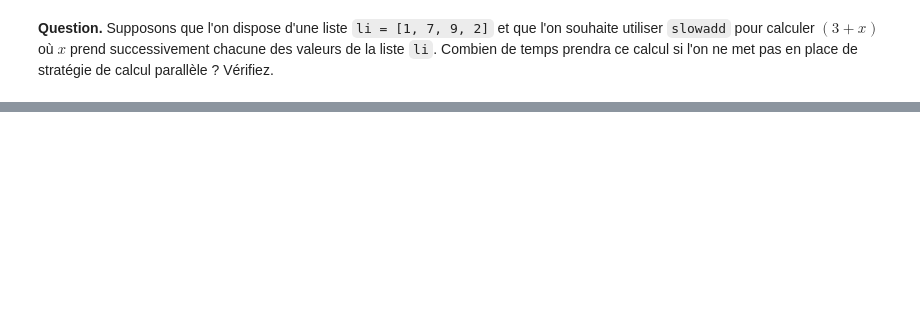
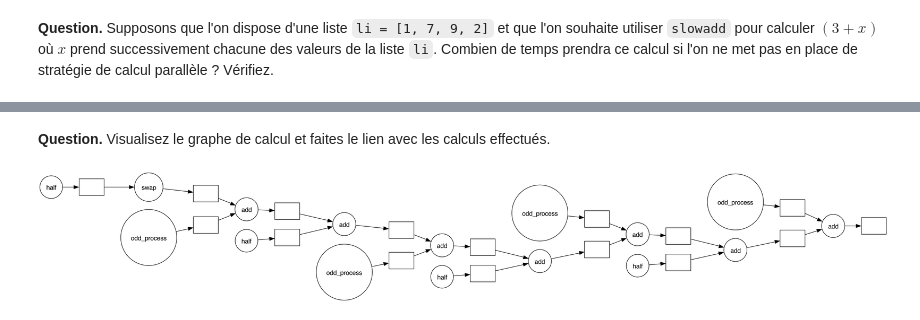
Before and after one commit to rtavenar/m2-big_data, a Jupyter notebook: notebooks/Calcul_asynchrone_corr.ipynb, the cells around one changed output, grey strips where cells are left out. Cells and saved outputs as stored; diff of their text form; code cells hidden in the pictures; blank space fills up the shorter version.

Commit message:
avancé sur dask

```diff
--- a/notebooks/Calcul_asynchrone_corr.ipynb
+++ b/notebooks/Calcul_asynchrone_corr.ipynb
@@ -107,0 +86,28 @@ Wall time: 171 ms
+# %%
+%%time
+# Proposition de correction
+import dask.delayed
+
+@dask.delayed
+def half(x):
+    sleep(1)
+    return x // 2
+
+@dask.delayed
+def odd_process(x):
+    sleep(1)
+    return 3*x+1
+
+def is_even(x):
+    return not x % 2
+
+data = list(range(8))
+
+result = []
+for x in data:
+    if is_even(x):
+        result.append(half(x))
+    else:
+        result.append(odd_process(x))
+
+total = sum(result).compute()
@@ -107,0 +117,6 @@ Wall time: 171 ms
+# %% [markdown]
+**Question.** Visualisez le graphe de calcul et faites le lien avec les calculs effectués.
+# %%
+sum(result).visualize(rankdir="LR")
+# %% [output]
+[figure, added]
```
Also changed, not shown: parts of 30 cells of this notebook, 7 other files.
